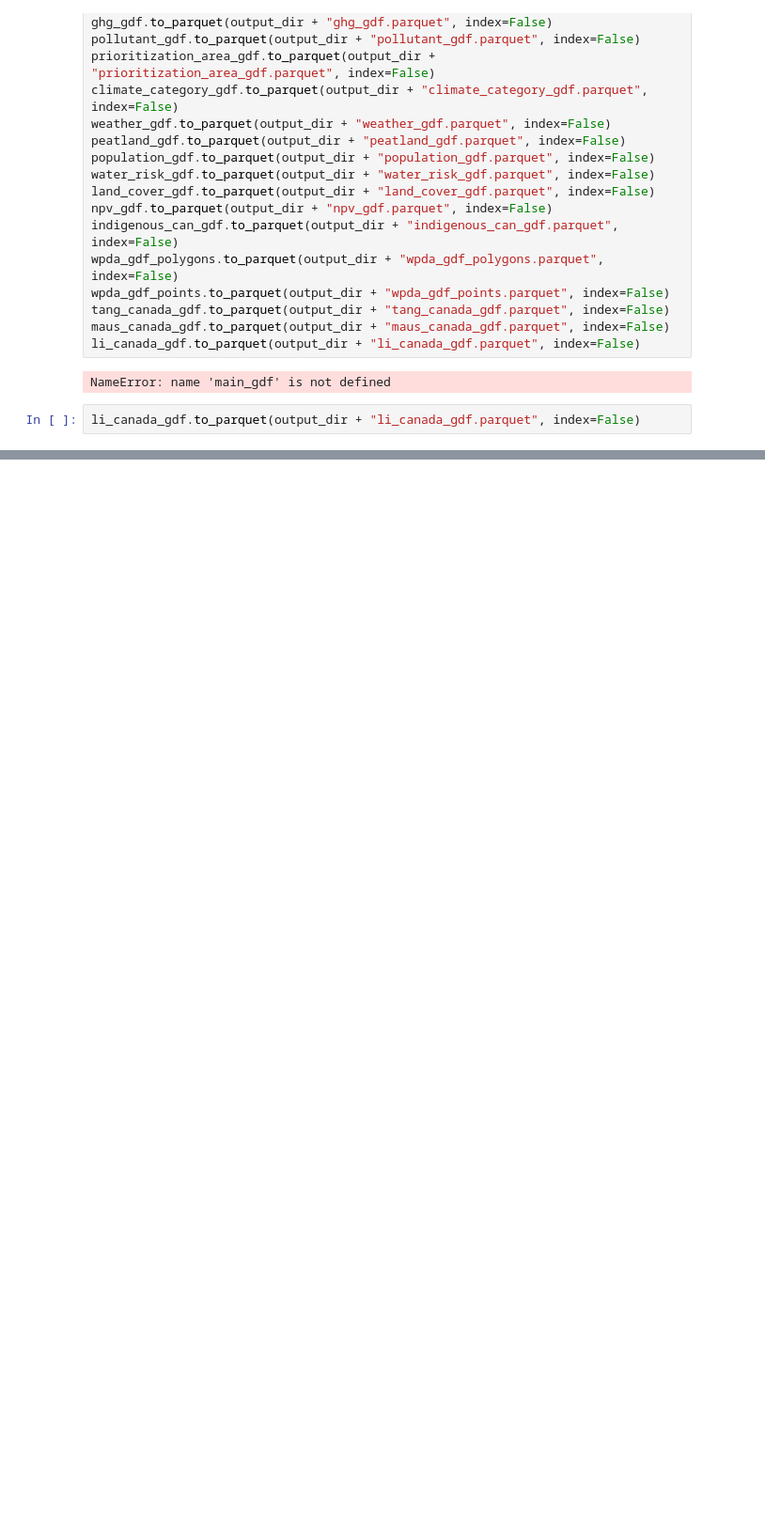
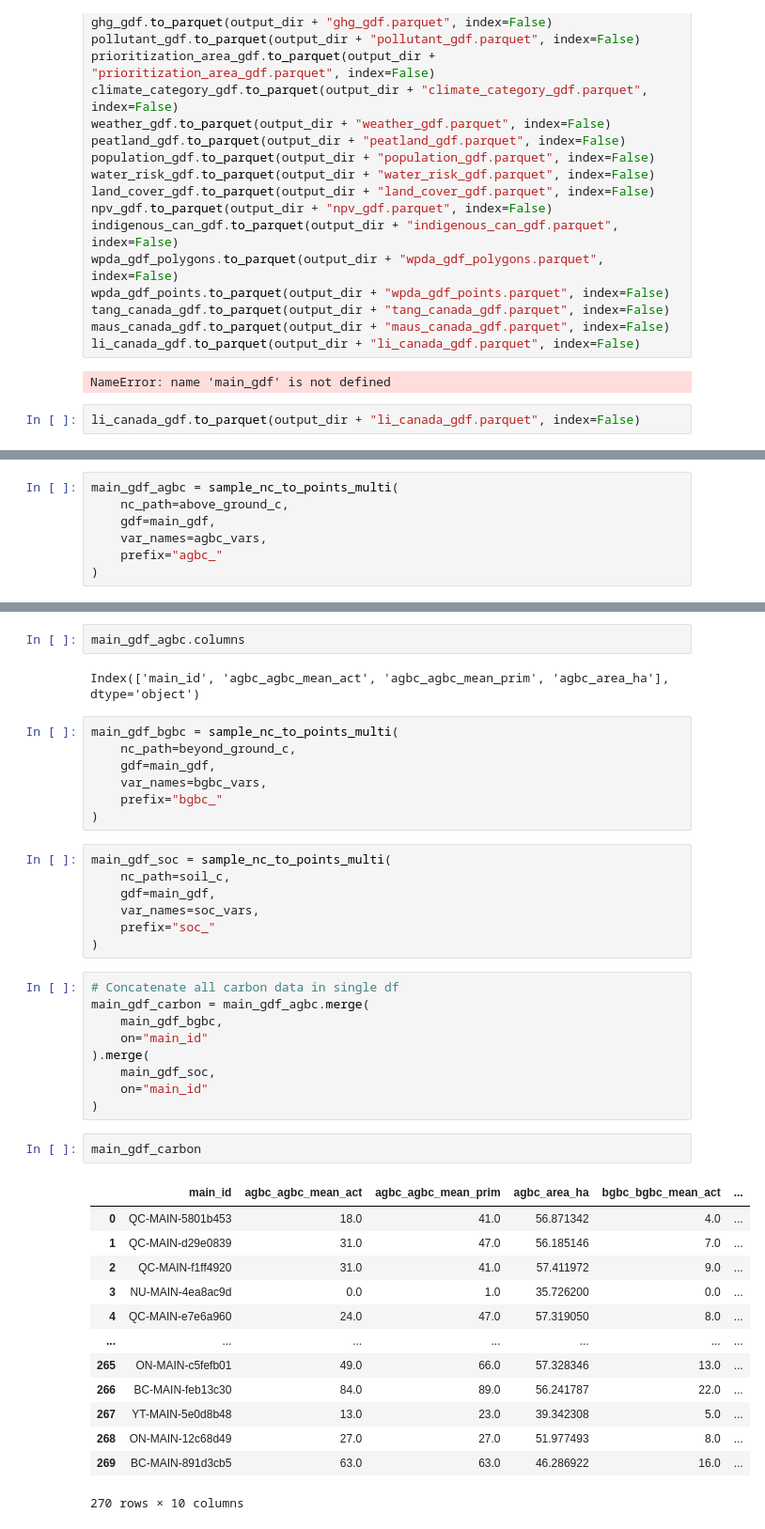
Before and after one commit to marpellan/metallican_db, a Jupyter notebook: 2. datasets_processing.ipynb, the cells around one changed output, grey strips where cells are left out. Shown: that part at 94% size. Drawn from its saved outputs; the diff is of its cells as text; blank space fills up the shorter version.

```diff
--- a/2. datasets_processing.ipynb
+++ b/2. datasets_processing.ipynb
@@ -1802,0 +1895,7 @@ li_canada_gdf.to_parquet(output_dir + "li_canada_gdf.parquet", index=False)
+# %%
+main_gdf_agbc = sample_nc_to_points_multi(
+    nc_path=above_ground_c,
+    gdf=main_gdf,
+    var_names=agbc_vars,
+    prefix="agbc_"
+)
@@ -1802,0 +1918,43 @@ li_canada_gdf.to_parquet(output_dir + "li_canada_gdf.parquet", index=False)
+# %%
+main_gdf_agbc.columns
+# %% [output]
+Index(['main_id', 'agbc_agbc_mean_act', 'agbc_agbc_mean_prim', 'agbc_area_ha'], dtype='object')
+# %%
+main_gdf_bgbc = sample_nc_to_points_multi(
+    nc_path=beyond_ground_c,
+    gdf=main_gdf,
+    var_names=bgbc_vars,
+    prefix="bgbc_"
+)
+# %%
+main_gdf_soc = sample_nc_to_points_multi(
+    nc_path=soil_c,
+    gdf=main_gdf,
+    var_names=soc_vars,
+    prefix="soc_"
+)
+# %%
+# Concatenate all carbon data in single df
+main_gdf_carbon = main_gdf_agbc.merge(
+    main_gdf_bgbc,
+    on="main_id"
+).merge(
+    main_gdf_soc,
+    on="main_id"
+)
+# %%
+main_gdf_carbon
+# %% [output]
+|  | main_id | agbc_agbc_mean_act | agbc_agbc_mean_prim | agbc_area_ha | bgbc_bgbc_mean_act | ... |
+| 0 | QC-MAIN-5801b453 | 18.0 | 41.0 | 56.871342 | 4.0 | ... |
+| 1 | QC-MAIN-d29e0839 | 31.0 | 47.0 | 56.185146 | 7.0 | ... |
+| 2 | QC-MAIN-f1ff4920 | 31.0 | 41.0 | 57.411972 | 9.0 | ... |
+| 3 | NU-MAIN-4ea8ac9d | 0.0 | 1.0 | 35.726200 | 0.0 | ... |
+| 4 | QC-MAIN-e7e6a960 | 24.0 | 47.0 | 57.319050 | 8.0 | ... |
+| ... | ... | ... | ... | ... | ... | ... |
+| 265 | ON-MAIN-c5fefb01 | 49.0 | 66.0 | 57.328346 | 13.0 | ... |
+| 266 | BC-MAIN-feb13c30 | 84.0 | 89.0 | 56.241787 | 22.0 | ... |
+| 267 | YT-MAIN-5e0d8b48 | 13.0 | 23.0 | 39.342308 | 5.0 | ... |
+| 268 | ON-MAIN-12c68d49 | 27.0 | 27.0 | 51.977493 | 8.0 | ... |
+| 269 | BC-MAIN-891d3cb5 | 63.0 | 63.0 | 46.286922 | 16.0 | ... |
+270 rows × 10 columns
```
Also changed, not shown: parts of 20 cells of this notebook, 20 other files.
